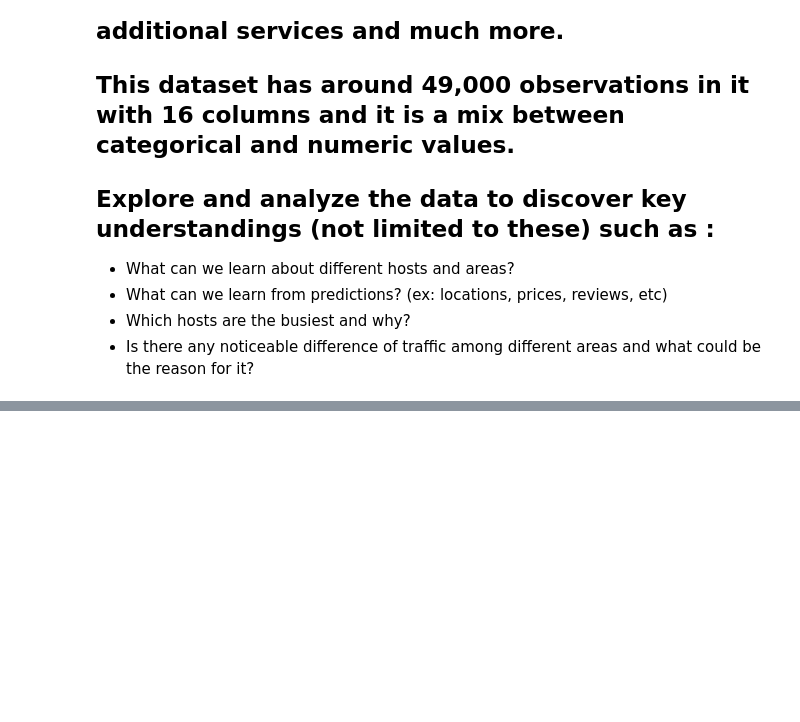
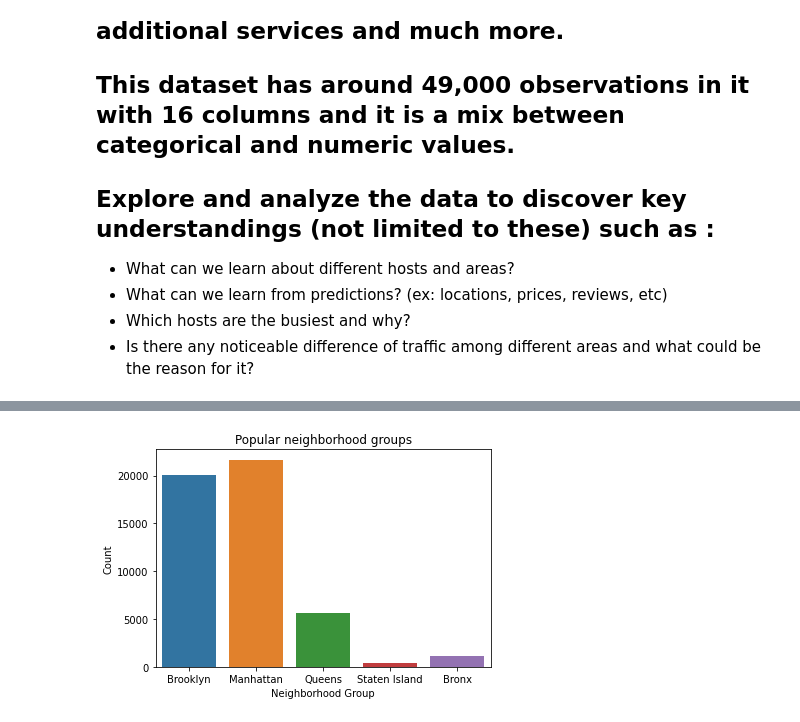
Before and after one commit to subu4work/Airbnb-Booking-Analysis, a Jupyter notebook: Airbnb_Bookings_Analysis_Capstone_Project.ipynb, the cells around one changed output, grey strips where cells are left out. Drawn from its saved outputs; the diff is of its cells as text; code cells hidden in the pictures; blank space fills up the shorter version.

```diff
--- a/Airbnb_Bookings_Analysis_Capstone_Project.ipynb
+++ b/Airbnb_Bookings_Analysis_Capstone_Project.ipynb
@@ -12,0 +34,2 @@
+# %%
+nyc_df = pd.read_csv('/content/drive/MyDrive/Airbnb Booking Analysis - Subrat Das/Airbnb NYC 2019.csv')
@@ -12,0 +112,3 @@
+# %%
+nyc_df.fillna({'reviews_per_month':0}, inplace=True)
+nyc_df.reviews_per_month.isnull().sum()
@@ -12,0 +119,3 @@
+# %%
+nyc_df['name'].fillna("@",inplace=True)
+nyc_df['host_name'].fillna("$",inplace=True)
@@ -12,0 +124,2 @@
+# %%
+nyc_df.drop('last_review',axis=1,inplace=True)
@@ -12,0 +205,9 @@
+# %%
+#popular neighborhood groups
+ax = sns.countplot(x="neighbourhood_group", data=nyc_df)
+plt.title('Popular neighborhood groups')
+plt.xlabel('Neighborhood Group')
+plt.ylabel('Count')
+plt.show()
+# %% [output]
+[figure, added]
```
Also changed, not shown: parts of 73 cells of this notebook.
